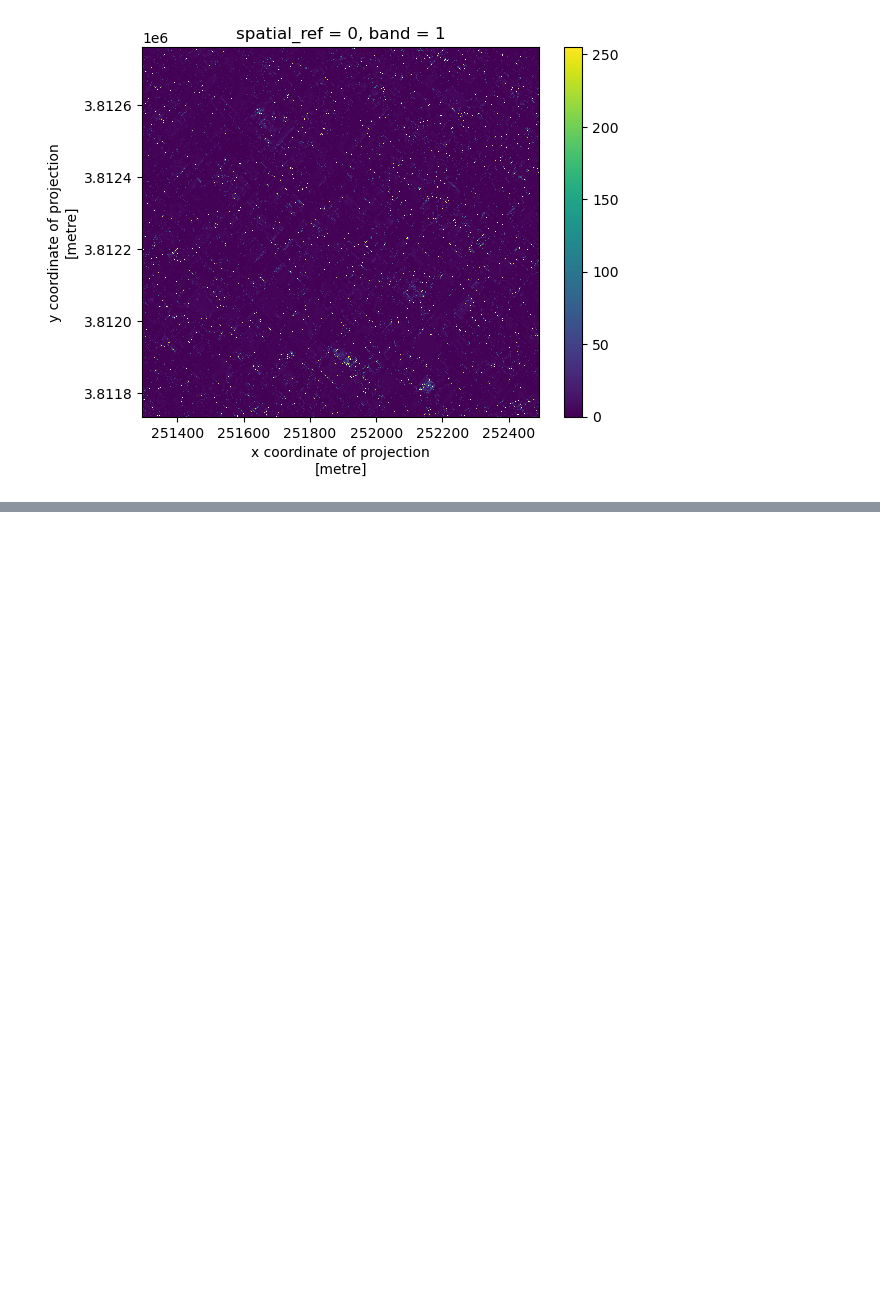
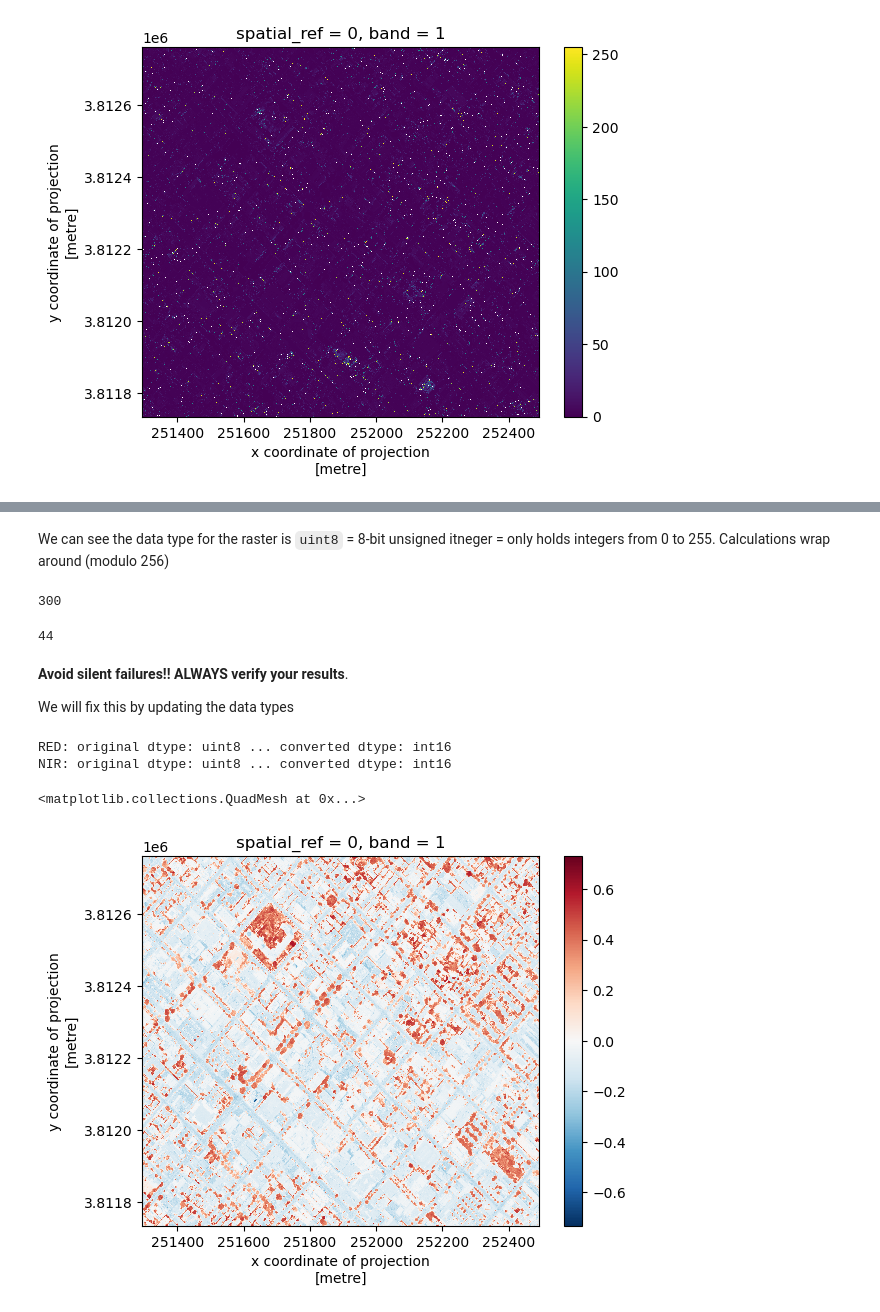
Before and after one commit to carmengg/eds220-in-class, a Jupyter notebook: week-8-rioxarray-STUDENTS.ipynb, the cells around one changed output, grey strips where cells are left out. Drawn from its saved outputs; the diff is of its cells as text; code cells hidden in the pictures; blank space fills up the shorter version.

```diff
--- a/week-8-rioxarray-STUDENTS.ipynb
+++ b/week-8-rioxarray-STUDENTS.ipynb
@@ -291,0 +307,34 @@ ndvi.plot()
+# %% [markdown]
+We can see the data type for the raster is `uint8` = 8-bit unsigned itneger = only holds integers from 0 to 255.
+Calculations wrap around (modulo 256)
+# %%
+150 + 150
+# %% [output]
+300
+# %%
+np.uint8(150) + np.uint8(150)
+# %% [output]
+44
+# %% [markdown]
+**Avoid silent failures!! ALWAYS verify your results**.
+
+We will fix this by updating the data types
+# %%
+# Update data type to int16 to perform NDVI calculations
+red16 = red_small.astype('int16')
+nir16 = nir_small.astype('int16')
+
+print('RED: original dtype:', rgb_small.dtype, '... converted dtype:', red16.dtype )
+print('NIR: original dtype:', nir_small.dtype, '... converted dtype:', nir16.dtype )
+# %% [output]
+RED: original dtype: uint8 ... converted dtype: int16
+NIR: original dtype: uint8 ... converted dtype: int16
+# %%
+# Calculate NDVI
+ndvi = (nir16 - red16)/(nir16 + red16)
+
+# Plot
+ndvi.plot()
+# %% [output]
+<matplotlib.collections.QuadMesh at 0x...>
+[figure, added]
```
Also changed, not shown: parts of 4 cells of this notebook.
